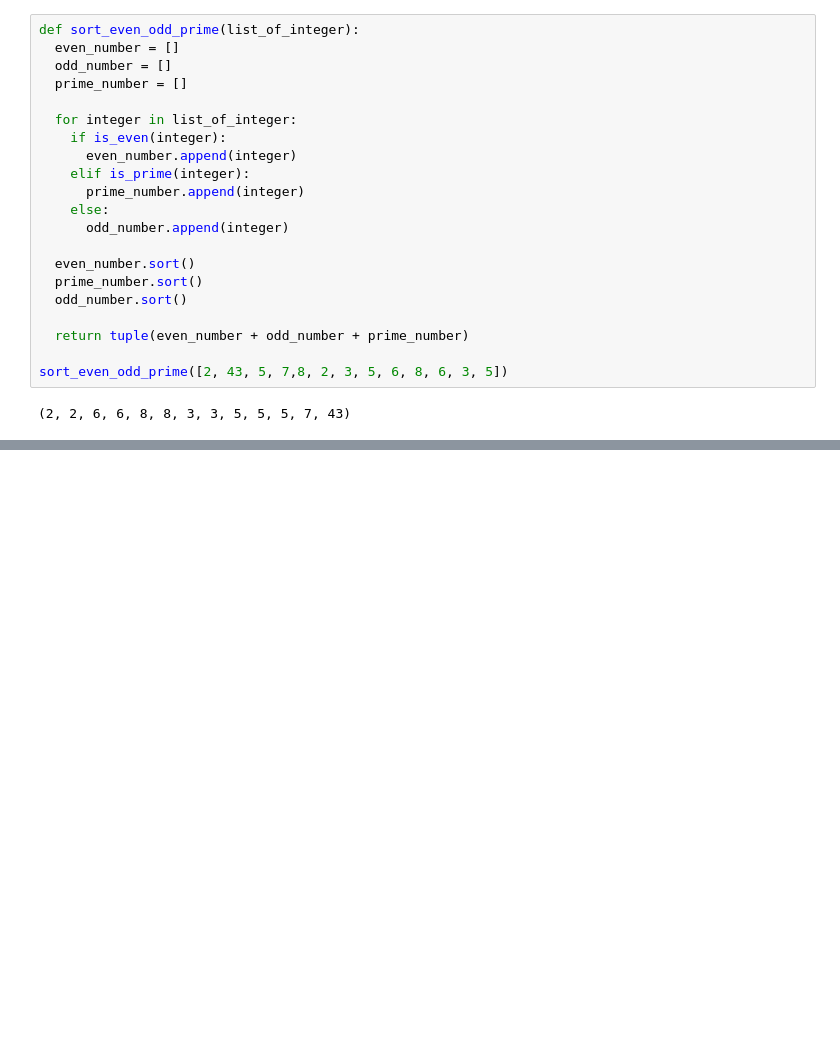
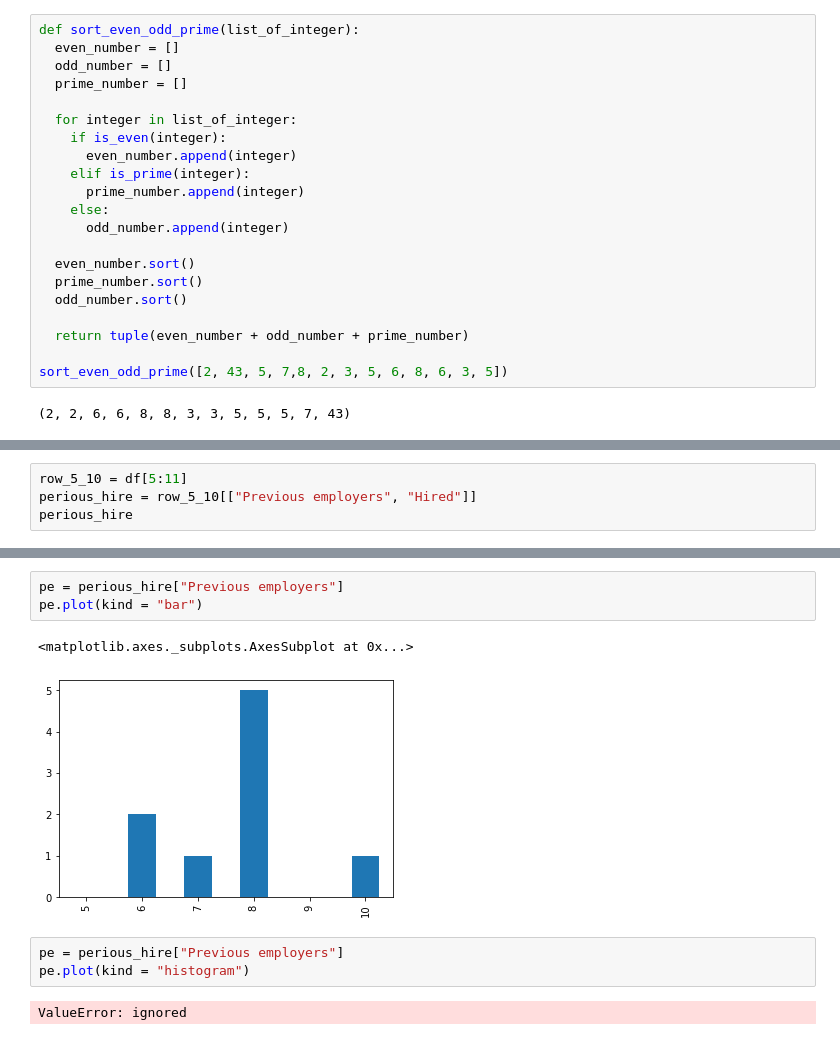
Before and after one commit to Abdullah-ohida/DSFML, a Jupyter notebook: Copy_of_Data_science.ipynb, the cells around one changed output, grey strips where cells are left out. Saved outputs shown, nothing was run; the diff lists cells and outputs as text; blank space fills up the shorter version.

```diff
--- a/Copy_of_Data_science.ipynb
+++ b/Copy_of_Data_science.ipynb
@@ -57,0 +208,4 @@ sort_even_odd_prime([2, 43, 5, 7,8, 2, 3, 5, 6, 8, 6, 3, 5])
+# %%
+row_5_10 = df[5:11]
+perious_hire = row_5_10[["Previous employers", "Hired"]]
+perious_hire
@@ -57,0 +220,11 @@ sort_even_odd_prime([2, 43, 5, 7,8, 2, 3, 5, 6, 8, 6, 3, 5])
+# %%
+pe = perious_hire["Previous employers"]
+pe.plot(kind = "bar")
+# %% [output]
+<matplotlib.axes._subplots.AxesSubplot at 0x...>
+[figure, added]
+# %%
+pe = perious_hire["Previous employers"]
+pe.plot(kind = "histogram")
+# %% [output]
+ValueError: ignored
```
Also changed, not shown: parts of 19 cells of this notebook.
